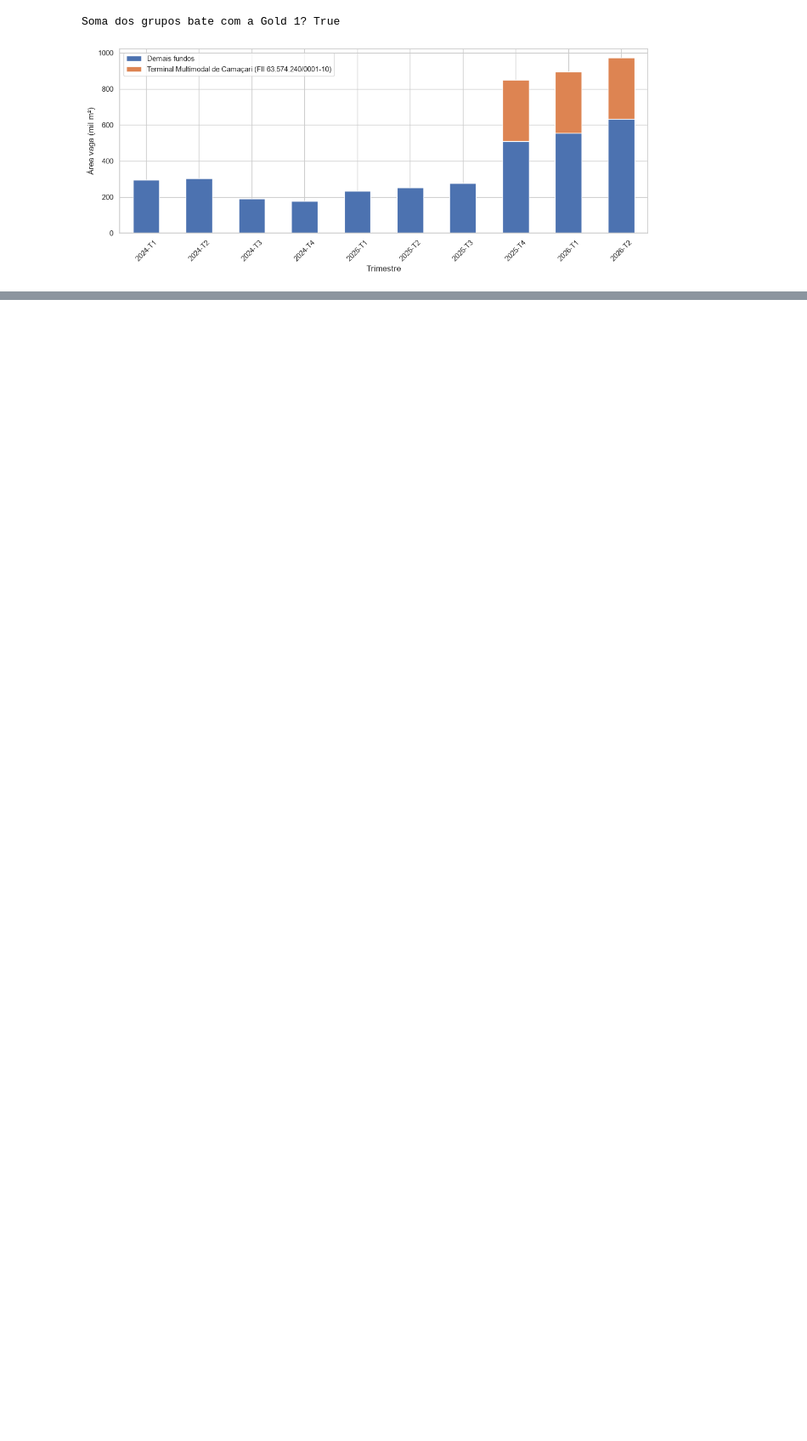
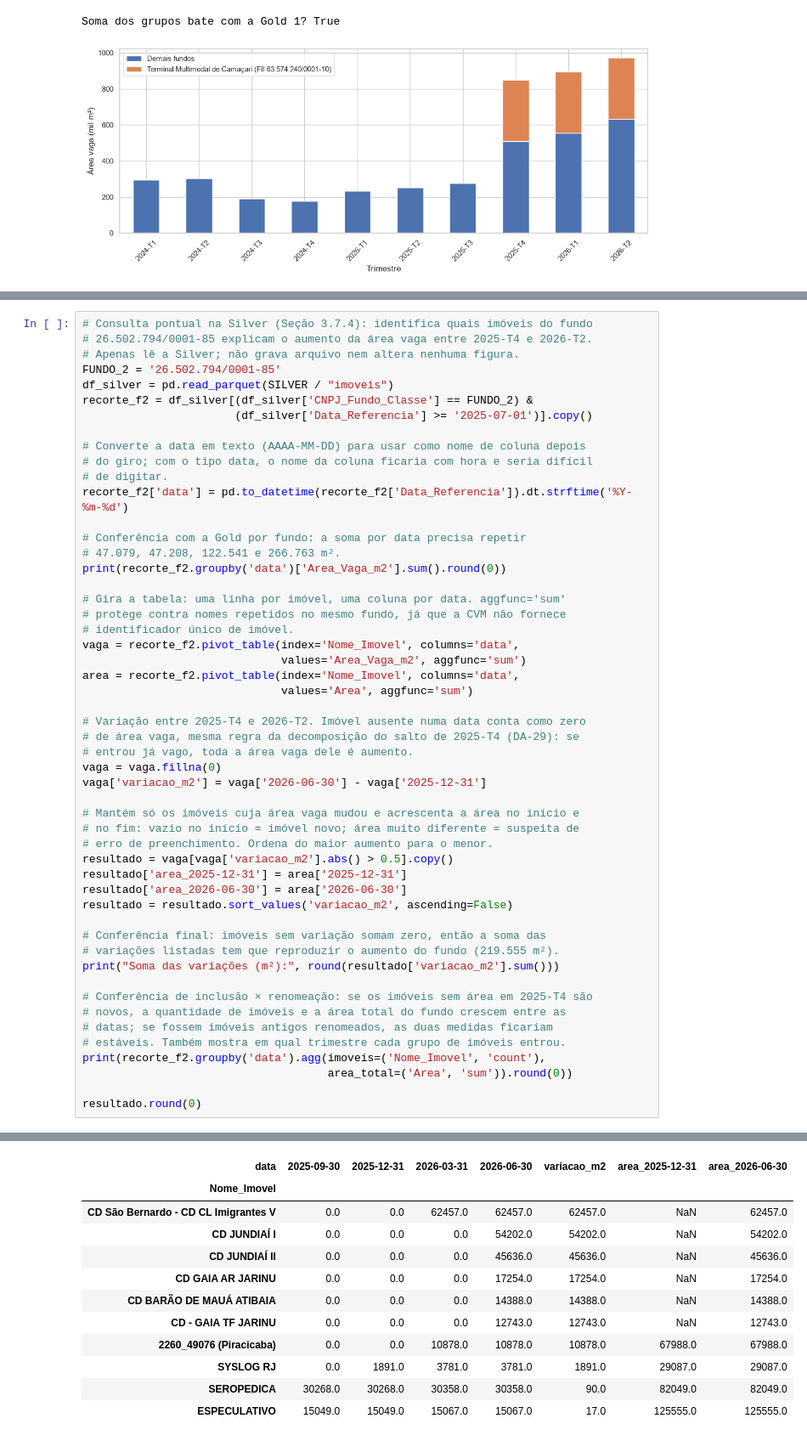
Before and after one commit to sousa-leandro86/tcc-galpoes, a Jupyter notebook: analises/04-analise-exploratoria.ipynb, the cells around one changed output, grey strips where cells are left out. Shown at 85% size. Cells and saved outputs as stored; diff of their text form; blank space fills up the shorter version.

Commit message:
Notebook 04: imoveis incluidos no fundo 26.502.794/0001-85 (Secao 3.7.4); numpy na primeira celula; diario 17/10

```diff
--- a/analises/04-analise-exploratoria.ipynb
+++ b/analises/04-analise-exploratoria.ipynb
@@ -251,0 +258,53 @@ Soma dos grupos bate com a Gold 1? True
+# %%
+# Consulta pontual na Silver (Seção 3.7.4): identifica quais imóveis do fundo
+# 26.502.794/0001-85 explicam o aumento da área vaga entre 2025-T4 e 2026-T2.
+# Apenas lê a Silver; não grava arquivo nem altera nenhuma figura.
+FUNDO_2 = '26.502.794/0001-85'
+df_silver = pd.read_parquet(SILVER / "imoveis")
+recorte_f2 = df_silver[(df_silver['CNPJ_Fundo_Classe'] == FUNDO_2) &
+                       (df_silver['Data_Referencia'] >= '2025-07-01')].copy()
+
+# Converte a data em texto (AAAA-MM-DD) para usar como nome de coluna depois
+# do giro; com o tipo data, o nome da coluna ficaria com hora e seria difícil
+# de digitar.
+recorte_f2['data'] = pd.to_datetime(recorte_f2['Data_Referencia']).dt.strftime('%Y-%m-%d')
+
+# Conferência com a Gold por fundo: a soma por data precisa repetir
+# 47.079, 47.208, 122.541 e 266.763 m².
+print(recorte_f2.groupby('data')['Area_Vaga_m2'].sum().round(0))
+
+# Gira a tabela: uma linha por imóvel, uma coluna por data. aggfunc='sum'
+# protege contra nomes repetidos no mesmo fundo, já que a CVM não fornece
+# identificador único de imóvel.
+vaga = recorte_f2.pivot_table(index='Nome_Imovel', columns='data',
+                              values='Area_Vaga_m2', aggfunc='sum')
+area = recorte_f2.pivot_table(index='Nome_Imovel', columns='data',
+                              values='Area', aggfunc='sum')
+
+# Variação entre 2025-T4 e 2026-T2. Imóvel ausente numa data conta como zero
+# de área vaga, mesma regra da decomposição do salto de 2025-T4 (DA-29): se
+# entrou já vago, toda a área vaga dele é aumento.
+vaga = vaga.fillna(0)
+vaga['variacao_m2'] = vaga['2026-06-30'] - vaga['2025-12-31']
+
+# Mantém só os imóveis cuja área vaga mudou e acrescenta a área no início e
+# no fim: vazio no início = imóvel novo; área muito diferente = suspeita de
+# erro de preenchimento. Ordena do maior aumento para o menor.
+resultado = vaga[vaga['variacao_m2'].abs() > 0.5].copy()
+resultado['area_2025-12-31'] = area['2025-12-31']
+resultado['area_2026-06-30'] = area['2026-06-30']
+resultado = resultado.sort_values('variacao_m2', ascending=False)
+
+# Conferência final: imóveis sem variação somam zero, então a soma das
+# variações listadas tem que reproduzir o aumento do fundo (219.555 m²).
+print("Soma das variações (m²):", round(resultado['variacao_m2'].sum()))
+
+# Conferência de inclusão × renomeação: se os imóveis sem área em 2025-T4 são
+# novos, a quantidade de imóveis e a área total do fundo crescem entre as
+# datas; se fossem imóveis antigos renomeados, as duas medidas ficariam
+# estáveis. Também mostra em qual trimestre cada grupo de imóveis entrou.
+print(recorte_f2.groupby('data').agg(imoveis=('Nome_Imovel', 'count'),
+                                     area_total=('Area', 'sum')).round(0))
+
+resultado.round(0)
+# %% [output]
@@ -252 +324,13 @@ Soma dos grupos bate com a Gold 1? True
+| data | 2025-09-30 | 2025-12-31 | 2026-03-31 | 2026-06-30 | variacao_m2 | area_2025-12-31 | area_2026-06-30 |
+| Nome_Imovel |  |  |  |  |  |  |  |
+| CD São Bernardo - CD CL Imigrantes V | 0.0 | 0.0 | 62457.0 | 62457.0 | 62457.0 | NaN | 62457.0 |
+| CD JUNDIAÍ I | 0.0 | 0.0 | 0.0 | 54202.0 | 54202.0 | NaN | 54202.0 |
+| CD JUNDIAÍ II | 0.0 | 0.0 | 0.0 | 45636.0 | 45636.0 | NaN | 45636.0 |
+| CD GAIA AR JARINU | 0.0 | 0.0 | 0.0 | 17254.0 | 17254.0 | NaN | 17254.0 |
+| CD BARÃO DE MAUÁ ATIBAIA | 0.0 | 0.0 | 0.0 | 14388.0 | 14388.0 | NaN | 14388.0 |
+| CD - GAIA TF JARINU | 0.0 | 0.0 | 0.0 | 12743.0 | 12743.0 | NaN | 12743.0 |
+| 2260_49076 (Piracicaba) | 0.0 | 0.0 | 10878.0 | 10878.0 | 10878.0 | 67988.0 | 67988.0 |
+| SYSLOG RJ | 0.0 | 1891.0 | 3781.0 | 3781.0 | 1891.0 | 29087.0 | 29087.0 |
+| SEROPEDICA | 30268.0 | 30268.0 | 30358.0 | 30358.0 | 90.0 | 82049.0 | 82049.0 |
+| ESPECULATIVO | 15049.0 | 15049.0 | 15067.0 | 15067.0 | 17.0 | 125555.0 | 125555.0 |
 # %%
```
Also changed, not shown: parts of 5 cells of this notebook, 2 other files.
